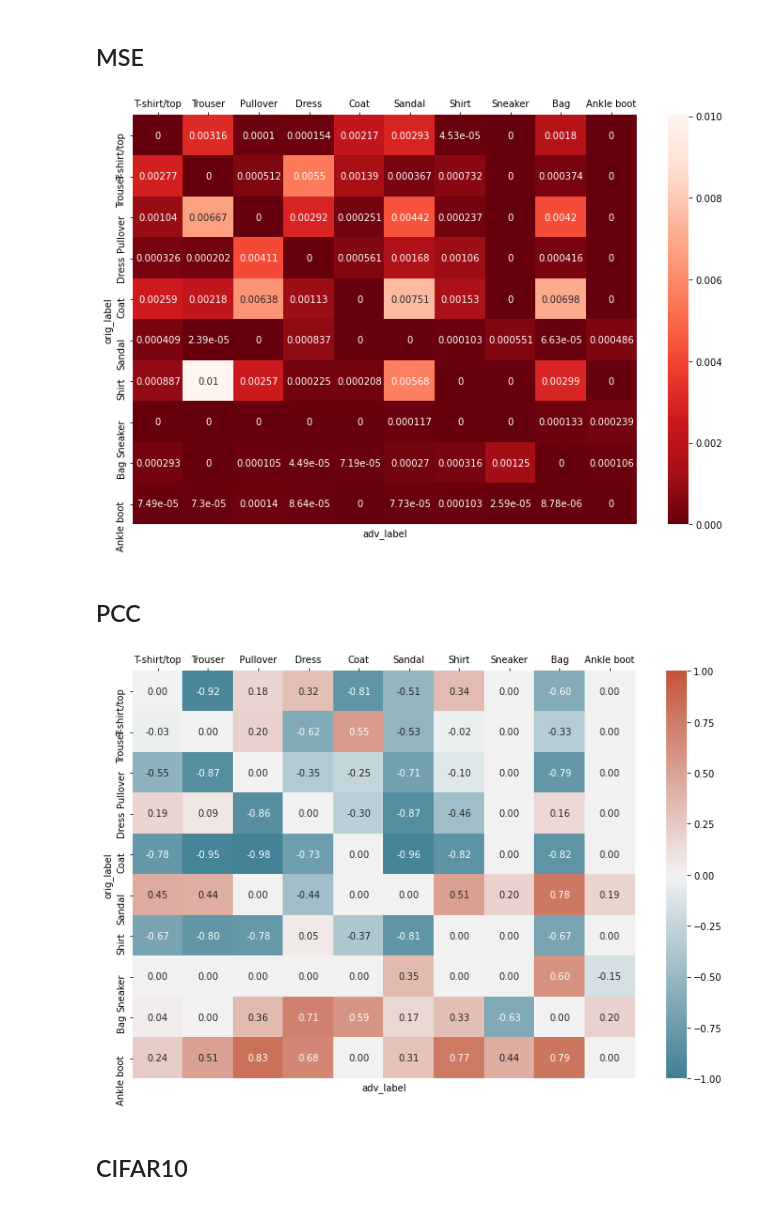
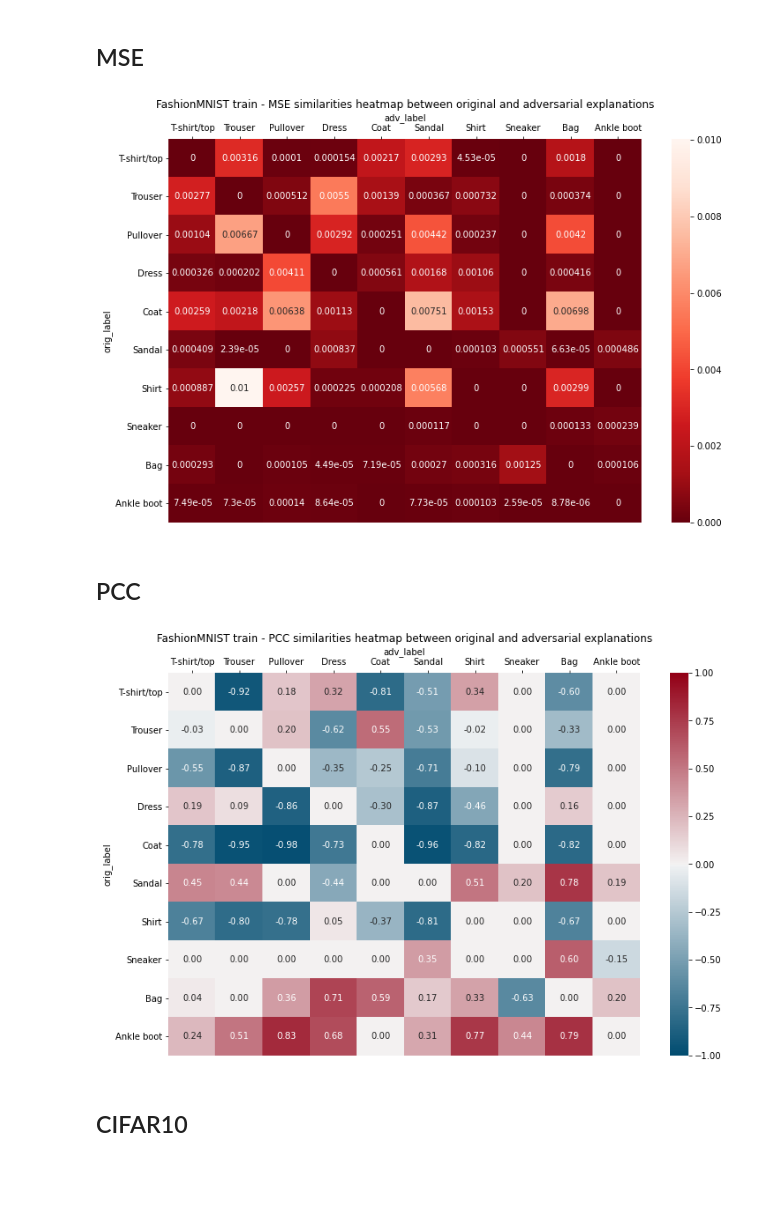
Before and after one commit to inovex/hiding-adversarial-attacks, a Jupyter notebook: notebooks/3_eda_pre_training_similarity_distribution_gradcam.ipynb, the cells around one changed output. Saved outputs shown, nothing was run; the diff lists cells and outputs as text; code cells hidden in the pictures; blank space fills up the shorter version.

Commit message:
feat: update plots

```diff
--- a/notebooks/3_eda_pre_training_similarity_distribution_gradcam.ipynb
+++ b/notebooks/3_eda_pre_training_similarity_distribution_gradcam.ipynb
@@ -114,14 +115,17 @@ def plot_similarity_heatmap(similarities, sim_type, title: str = None, yticklabe
 
     limits = [-1, 1]
     fmt = ".2f"
+    cmap = sns.diverging_palette(h_neg=240, h_pos=10, s=100, l=30,  n=20, as_cmap=True)
     if sim_type == "mse_sim":
         limits = [0, None]
         cmap = sns.color_palette("Reds_r", as_cmap=True)
         fmt = ".3g"
 
     ax = sns.heatmap(df, annot=True, fmt=fmt, cmap=cmap, vmin=limits[0], vmax=limits[1])
+    ax.xaxis.set_label_position('top')
     if yticklabels is not None:
         ax.set_yticklabels(yticklabels)
+        ax.yaxis.set_tick_params(rotation=0)
     if xticklabels is not None:
         ax.set_xticklabels(xticklabels)
     if title is not None:
@@ -145,15 +149,15 @@ plot_similarity_heatmap(mnist_sim, "pcc_sim")
 # %% [markdown]
 ## MSE
 # %%
-plot_similarity_heatmap(fashion_mnist_sim, "mse_sim", xticklabels=list(fashion_mnist_mapping.values()), yticklabels=list(fashion_mnist_mapping.values()))
+plot_similarity_heatmap(fashion_mnist_sim, "mse_sim", xticklabels=list(fashion_mnist_mapping.values()), yticklabels=list(fashion_mnist_mapping.values()), title="FashionMNIST train - MSE similarities heatmap between original and adversarial explanations")
 # %% [output]
-[figure, old version]
+[figure, new version]
 # %% [markdown]
 ## PCC
 # %%
-plot_similarity_heatmap(fashion_mnist_sim, "pcc_sim", xticklabels=list(fashion_mnist_mapping.values()), yticklabels=list(fashion_mnist_mapping.values()))
+plot_similarity_heatmap(fashion_mnist_sim, "pcc_sim", xticklabels=list(fashion_mnist_mapping.values()), yticklabels=list(fashion_mnist_mapping.values()), title="FashionMNIST train - PCC similarities heatmap between original and adversarial explanations")
 # %% [output]
-[figure, old version]
+[figure, new version]
 # %% [markdown]
 ## CIFAR10
 # %% [markdown]
```
Also changed, not shown: parts of 16 cells of this notebook, 1 other file.
